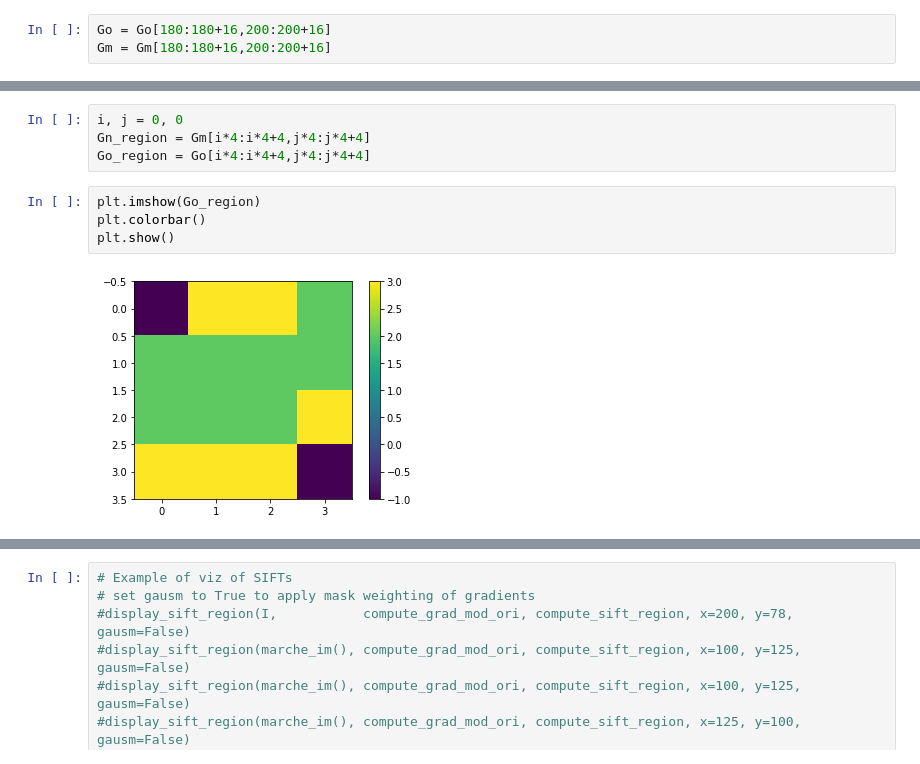
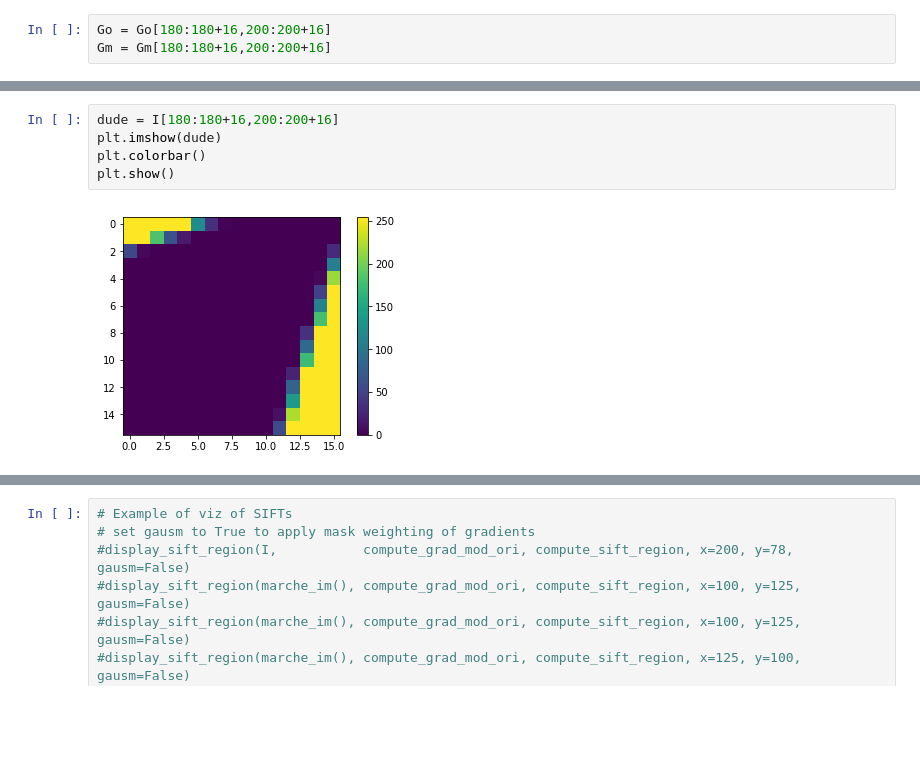
Before and after one commit to IssamBenamara/SIFT_BOW, a Jupyter notebook: TP1-2.ipynb, the cells around one changed output, grey strips where cells are left out. Cells and saved outputs as stored; diff of their text form; blank space fills up the shorter version.

```diff
--- a/TP1-2.ipynb
+++ b/TP1-2.ipynb
@@ -100,10 +68,7 @@ array([[-1,  3,  3,  2,  2,  3,  2,  3,  3,  3,  3, -1, -1, -1, -1, -1],
-# %%
-i, j = 0, 0
-Gn_region = Gm[i*4:i*4+4,j*4:j*4+4]
-Go_region = Go[i*4:i*4+4,j*4:j*4+4]
 # %%
-plt.imshow(Go_region)
+dude = I[180:180+16,200:200+16]
+plt.imshow(dude)
 plt.colorbar()
 plt.show()
 # %% [output]
-[figure, old version]
+[figure, new version]
```
Also changed, not shown: parts of 13 cells of this notebook.
